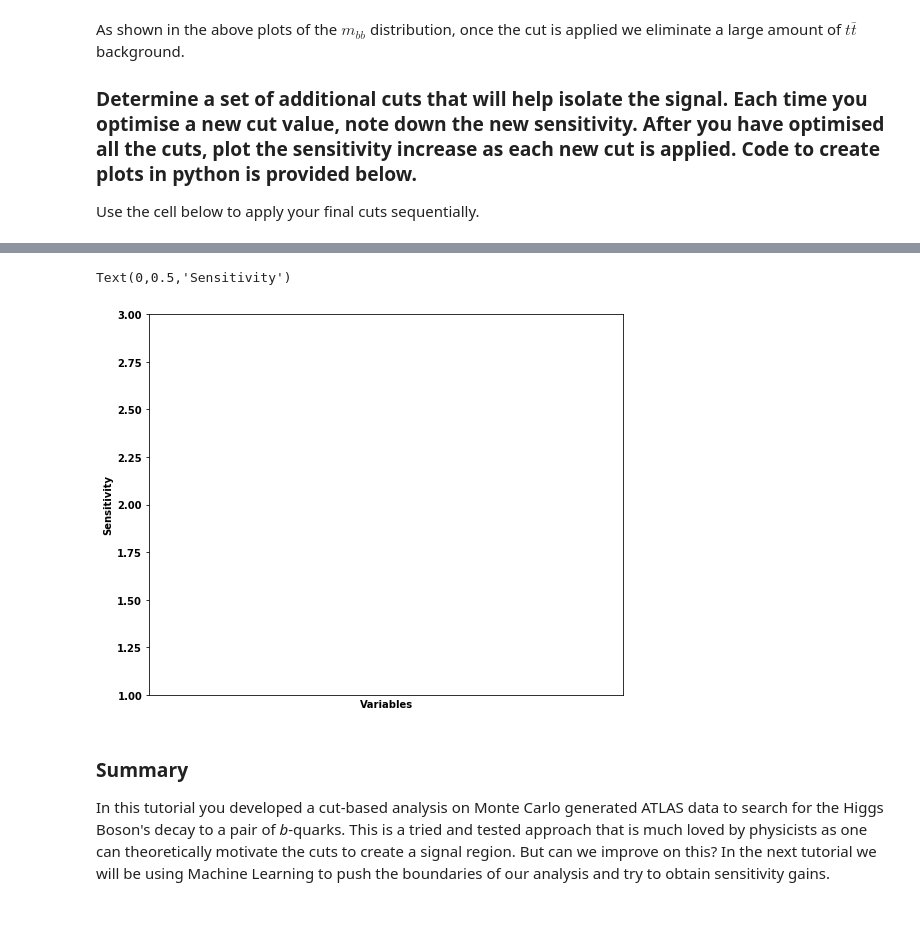
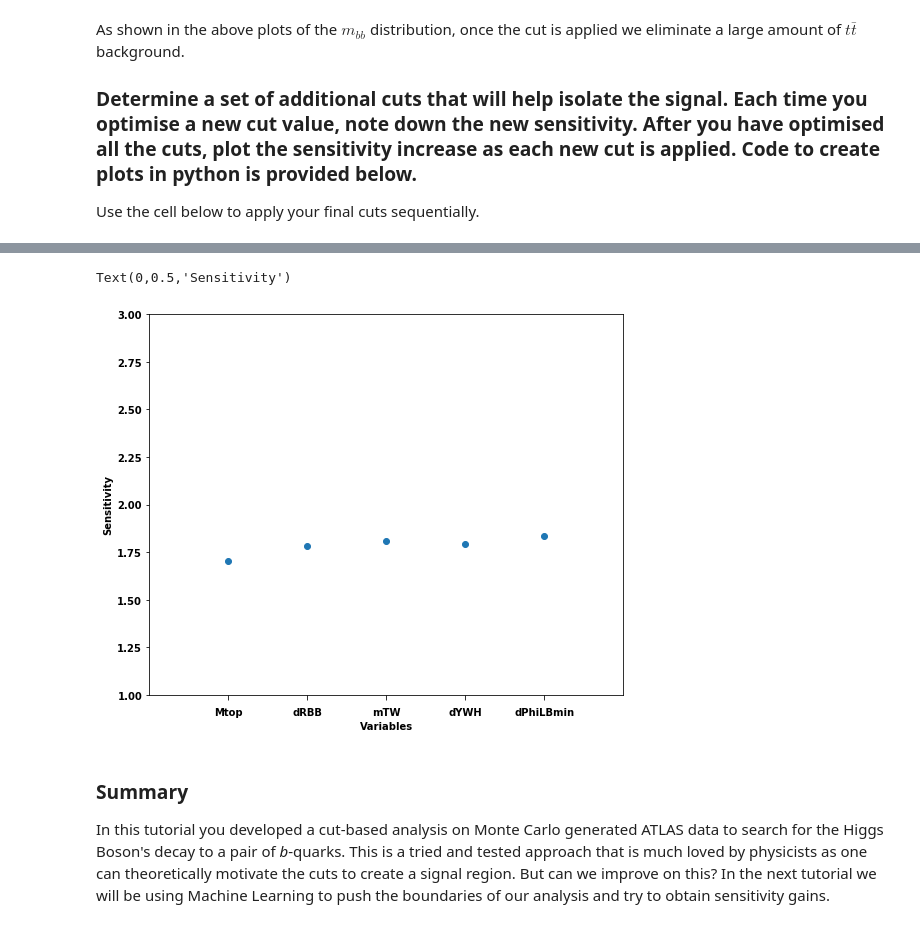
Before and after one commit to ikhurana95/in2HEP, a Jupyter notebook: notebooks/ATLAS Cut Based.ipynb, the cells around one changed output, grey strips where cells are left out. Drawn from its saved outputs; the diff is of its cells as text; code cells hidden in the pictures.

```diff
--- a/notebooks/ATLAS Cut Based.ipynb
+++ b/notebooks/ATLAS Cut Based.ipynb
@@ -173,34 +180,34 @@ Sensitivity achieved after cuts  1.4315010699504847
 # %%
 ## Plotting sensitivity graph
 
 # Add the sensitivities you noted down to the list
-sensitivities = []
+sensitivities = [1.705,1.7804,1.80742,1.7928, 1.83693]
 
 # Add variable names to the list below. Make sure you keep the same order
-variable_names = []
+variable_names = ["Mtop", "dRBB", "mTW","dYWH","dPhiLBmin","pTV","pTB1","pTB2","dPhiVbb","dYWH","MET"]
 
 num_variables_used = len(sensitivities)
 
 
 
 fig = plt.figure()
 fig.set_size_inches(8.5,7)
 x = list(np.arange(0,num_variables_used,1))
 plt.plot(x,sensitivities,'o')
-plt.xlim(-1,9)
+plt.xlim(-1,5)
 plt.ylim(1,3)
 plt.xticks(x, variable_names);
 
 plt.xlabel('Variables')
 plt.ylabel('Sensitivity')
 
 
 # Once you have finalised your plots you can export a .png file by uncommenting the code below
 
 #plt.savefig('cut_based_variable_comparison.png')
 # %% [output]
 Text(0,0.5,'Sensitivity')
-[figure, old version]
+[figure, new version]
 # %% [markdown]
 ### Summary
 
```
Also changed, not shown: parts of 3 cells of this notebook, 3 other files.
